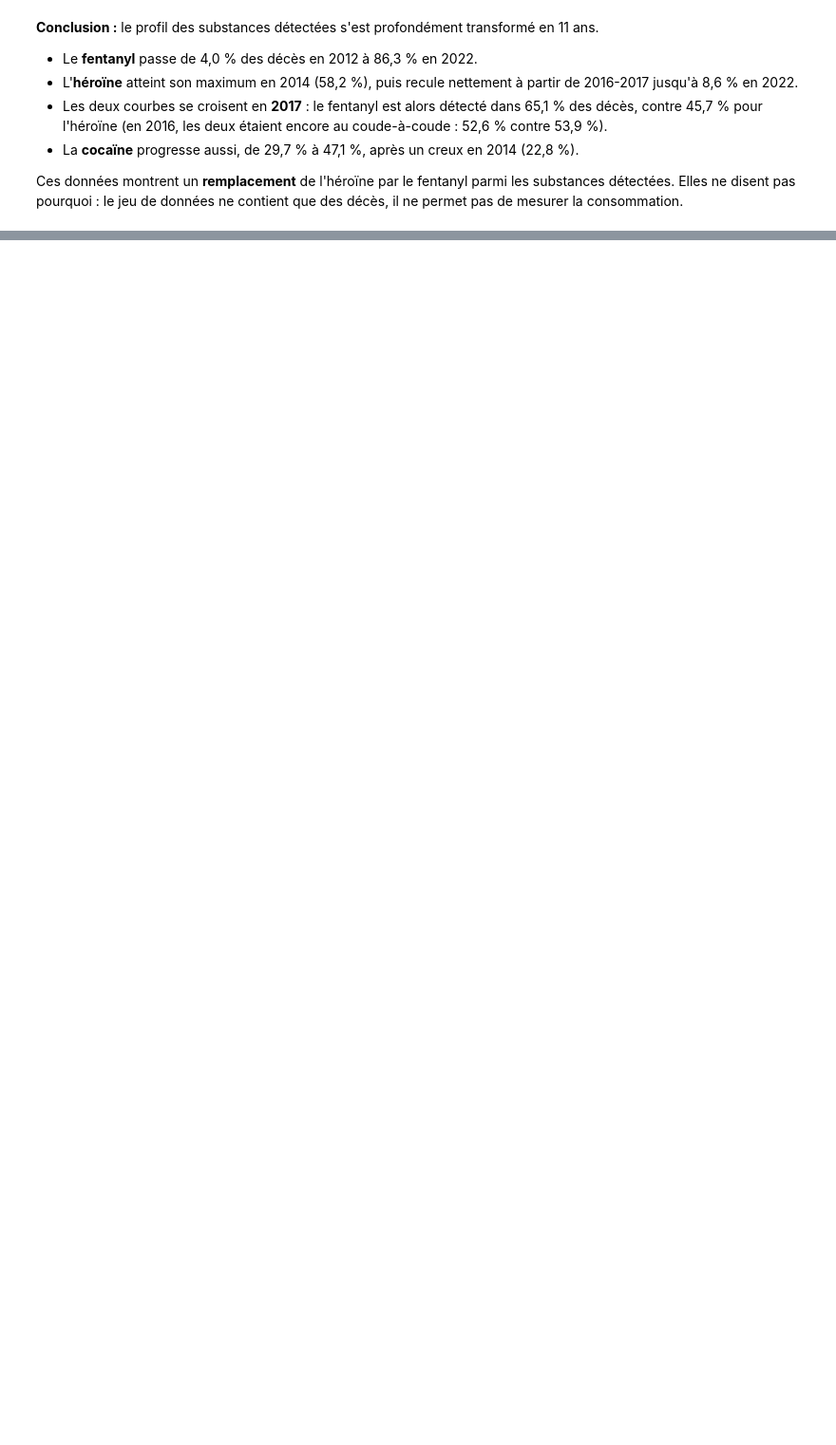
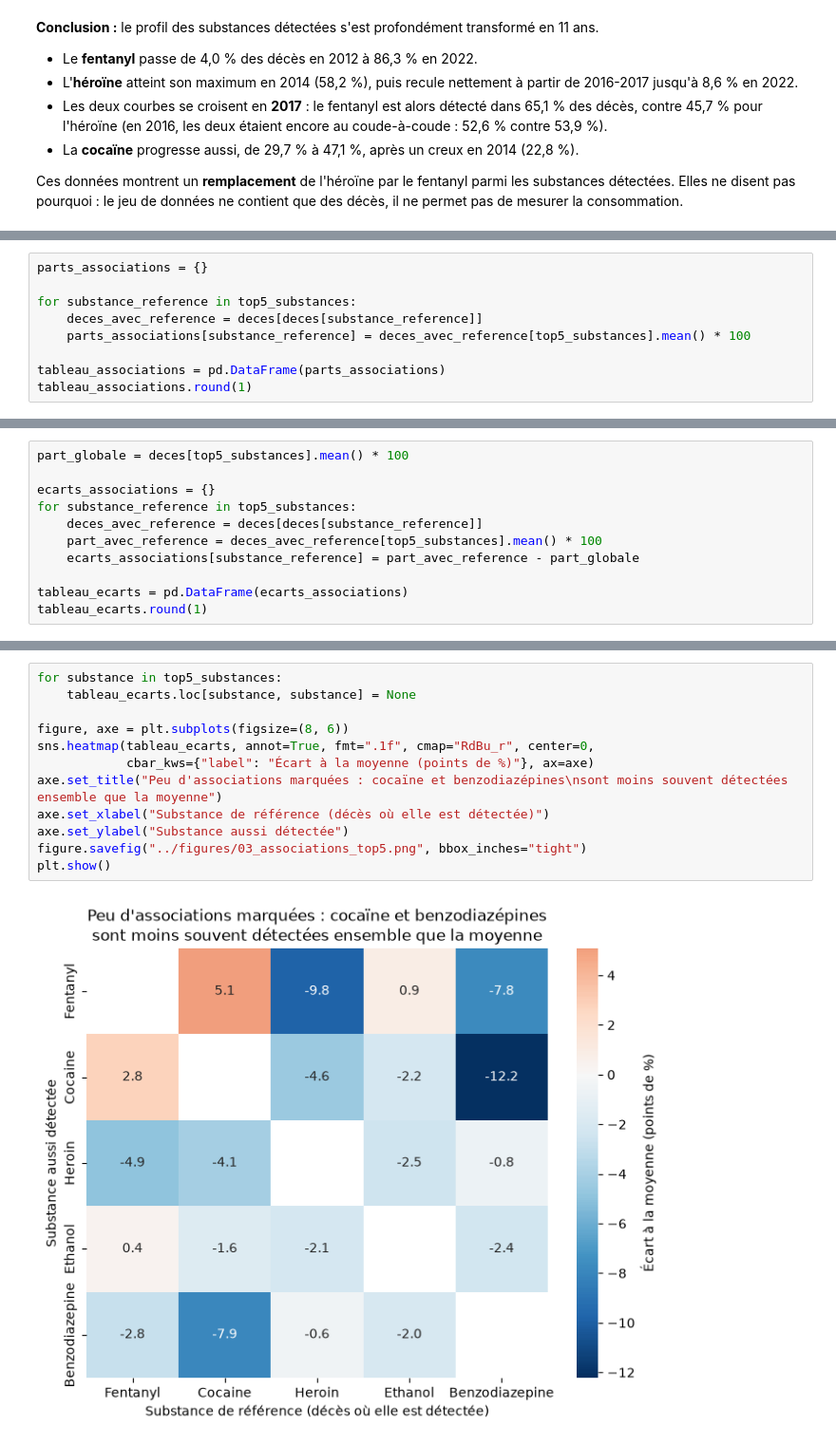
Before and after one commit to NoeChv-n/projet-analyse-overdose, a Jupyter notebook: notebooks/03_analyse.ipynb, the cells around one changed output, grey strips where cells are left out. Shown at 95% size. Saved outputs shown, nothing was run; the diff lists cells and outputs as text; blank space fills up the shorter version.

Commit message:
feat(analyse): mesure les associations entre substances du top 5 (Q2)

```diff
--- a/notebooks/03_analyse.ipynb
+++ b/notebooks/03_analyse.ipynb
@@ -128,0 +165,9 @@ Ces données montrent un **remplacement** de l'héroïne par le fentanyl parmi l
+# %%
+parts_associations = {}
+
+for substance_reference in top5_substances:
+    deces_avec_reference = deces[deces[substance_reference]]
+    parts_associations[substance_reference] = deces_avec_reference[top5_substances].mean() * 100
+
+tableau_associations = pd.DataFrame(parts_associations)
+tableau_associations.round(1)
@@ -128,0 +193,11 @@ Ces données montrent un **remplacement** de l'héroïne par le fentanyl parmi l
+# %%
+part_globale = deces[top5_substances].mean() * 100
+
+ecarts_associations = {}
+for substance_reference in top5_substances:
+    deces_avec_reference = deces[deces[substance_reference]]
+    part_avec_reference = deces_avec_reference[top5_substances].mean() * 100
+    ecarts_associations[substance_reference] = part_avec_reference - part_globale
+
+tableau_ecarts = pd.DataFrame(ecarts_associations)
+tableau_ecarts.round(1)
@@ -128,0 +211,14 @@ Ces données montrent un **remplacement** de l'héroïne par le fentanyl parmi l
+# %%
+for substance in top5_substances:
+    tableau_ecarts.loc[substance, substance] = None
+
+figure, axe = plt.subplots(figsize=(8, 6))
+sns.heatmap(tableau_ecarts, annot=True, fmt=".1f", cmap="RdBu_r", center=0,
+            cbar_kws={"label": "Écart à la moyenne (points de %)"}, ax=axe)
+axe.set_title("Peu d'associations marquées : cocaïne et benzodiazépines\nsont moins souvent détectées ensemble que la moyenne")
+axe.set_xlabel("Substance de référence (décès où elle est détectée)")
+axe.set_ylabel("Substance aussi détectée")
+figure.savefig("../figures/03_associations_top5.png", bbox_inches="tight")
+plt.show()
+# %% [output]
+[figure, added]
```
Also changed, not shown: parts of 7 cells of this notebook, 2 other files.
